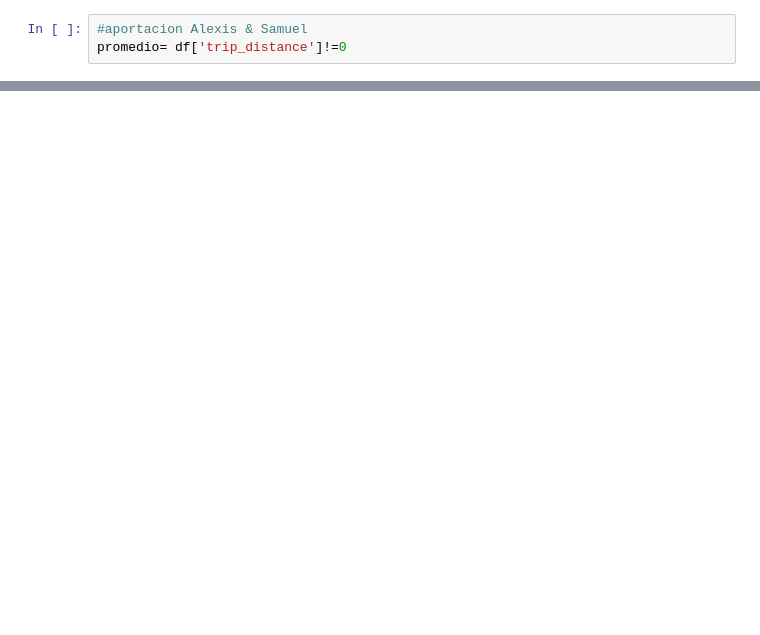
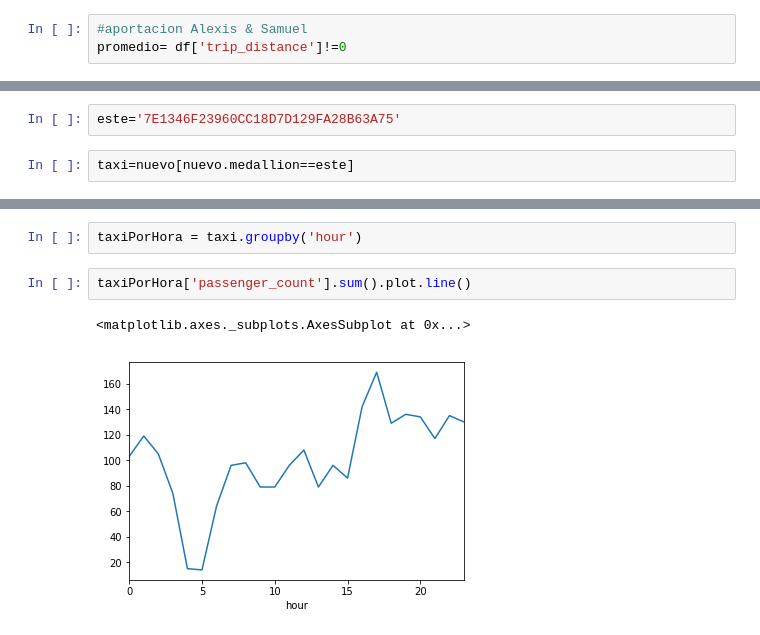
Before and after one commit to htapiagroup/sistemas-distribuidos-evaluacion-intersemestral-ark150, a Jupyter notebook: MAC_SistDist_Ex1_LDHJ.ipynb, the cells around one changed output, grey strips where cells are left out. Cells and saved outputs as stored; diff of their text form; blank space fills up the shorter version.

```diff
--- a/MAC_SistDist_Ex1_LDHJ.ipynb
+++ b/MAC_SistDist_Ex1_LDHJ.ipynb
@@ -265,0 +460,4 @@ Para descargar solo un archivo
+# %%
+este='7E1346F23960CC18D7D129FA28B63A75'
+# %%
+taxi=nuevo[nuevo.medallion==este]
@@ -265,0 +494,7 @@ Para descargar solo un archivo
+# %%
+taxiPorHora = taxi.groupby('hour')
+# %%
+taxiPorHora['passenger_count'].sum().plot.line()
+# %% [output]
+<matplotlib.axes._subplots.AxesSubplot at 0x...>
+[figure, added]
```
Also changed, not shown: parts of 69 cells of this notebook.
